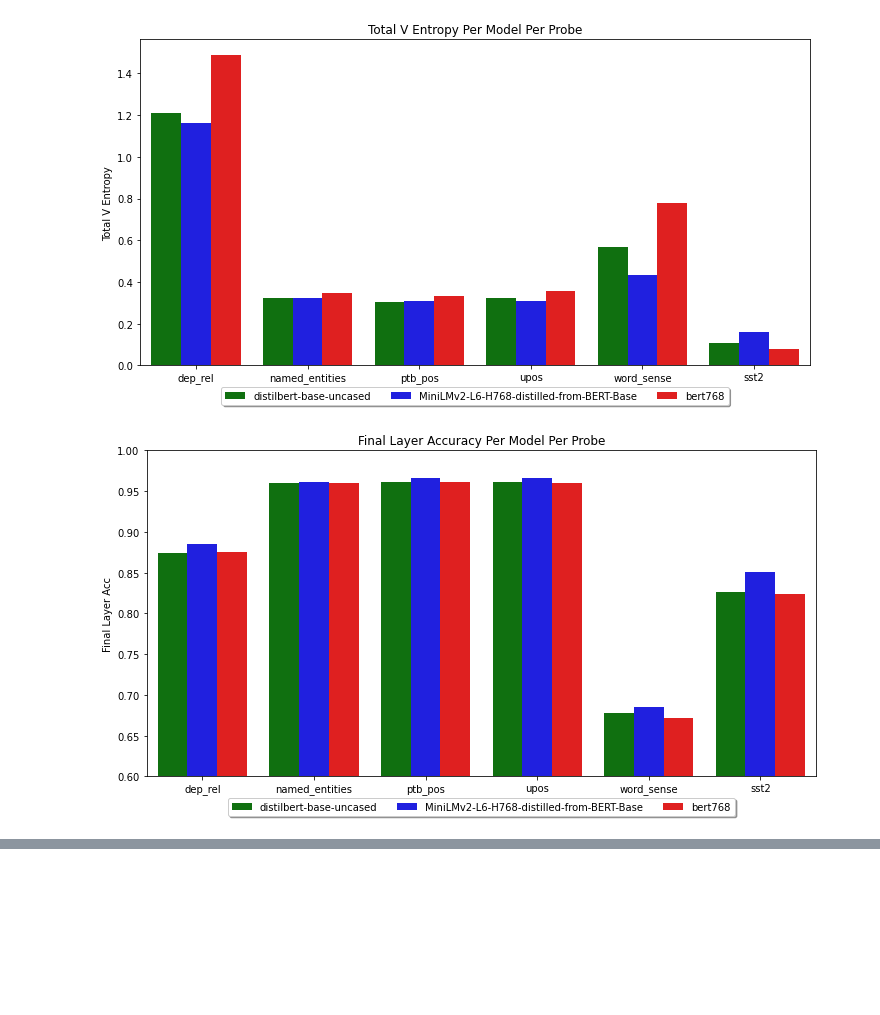
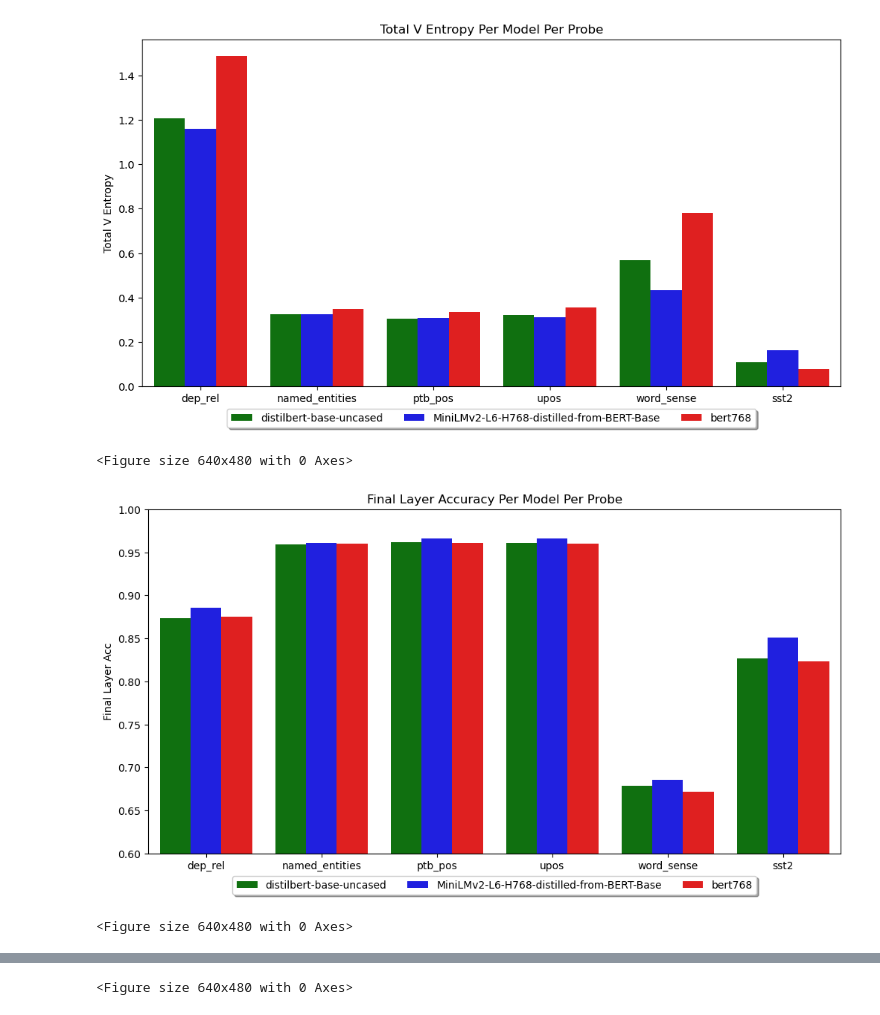
Before and after one commit to Haotian-Qi/conditional-probing-fork, a Jupyter notebook: correlation.ipynb, the cells around one changed output, grey strips where cells are left out. Drawn from its saved outputs; the diff is of its cells as text; code cells hidden in the pictures; blank space fills up the shorter version.

```diff
--- a/correlation.ipynb
+++ b/correlation.ipynb
@@ -75,33 +75,42 @@ plt.title("Total V Entropy Per Model Per Probe")
 sns.barplot(data=df, x='Probe Task', y='Total V Entropy', hue='Models',palette=["green","blue","red"])
 plt.legend(loc='upper center', bbox_to_anchor=(0.5, -0.05),
           fancybox=True, shadow=True, ncol=3)
+plt.savefig('graphs/Total V Entropy Per Model Per Probe.png', dpi=200)
 plt.show()
+plt.clf()
 
 df_acc = pd.DataFrame(columns = ['Probe Task','Models','Final Layer Acc'])
 for count, model in enumerate(models):
     for probe_task in probe_tasks:
         acc = final_acc(probe_task, model,layer_numbers[count])
         df_acc.loc[len(df_acc)] = [probe_task, model, acc]
 
 plt.figure(figsize=(12,6))
 plt.title("Final Layer Accuracy Per Model Per Probe")
 plt.ylim(0.6, 1)
 sns.barplot(data=df_acc, x='Probe Task', y='Final Layer Acc', hue='Models',palette=["green","blue","red"])
 plt.legend(loc='upper center', bbox_to_anchor=(0.5, -0.05),
           fancybox=True, shadow=True, ncol=3)
+plt.savefig('graphs/Final Layer Accuracy Per Model Per Probe.png', dpi=200)
 plt.show()
+plt.clf()
 
 glue_data = pd.read_excel("grouped_data.xlsx")
 glue_data_trimmed = glue_data.loc[glue_data['Model'].isin(models)]
 
 plt.figure(figsize=(12,6))
 plt.title("Glue Task Results")
 plt.ylim(40, 100)
 sns.barplot(data=glue_data_trimmed, x="Glue Task", y="Results", hue="Model", palette=["green","blue","red"])
 plt.legend(loc='upper center', bbox_to_anchor=(0.5, -0.05),
           fancybox=True, shadow=True, ncol=3)
+plt.savefig('graphs/Glue Task Results.png', dpi=200)
 plt.show()
+plt.clf()
 # %% [output]
-[figure, old version]
+[figure, new version]
+<Figure size 640x480 with 0 Axes>
-[figure, old version]
+[figure, new version]
+<Figure size 640x480 with 0 Axes>
 [figure]
+<Figure size 640x480 with 0 Axes>
```
